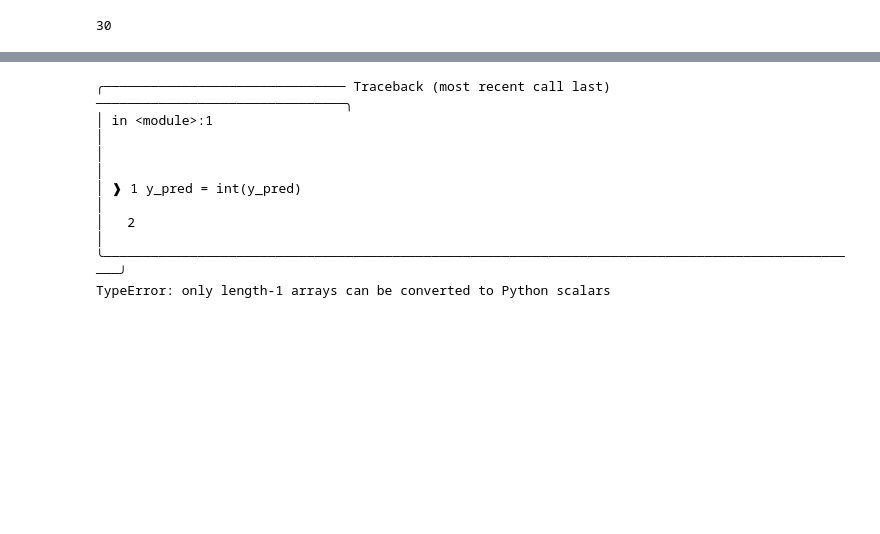
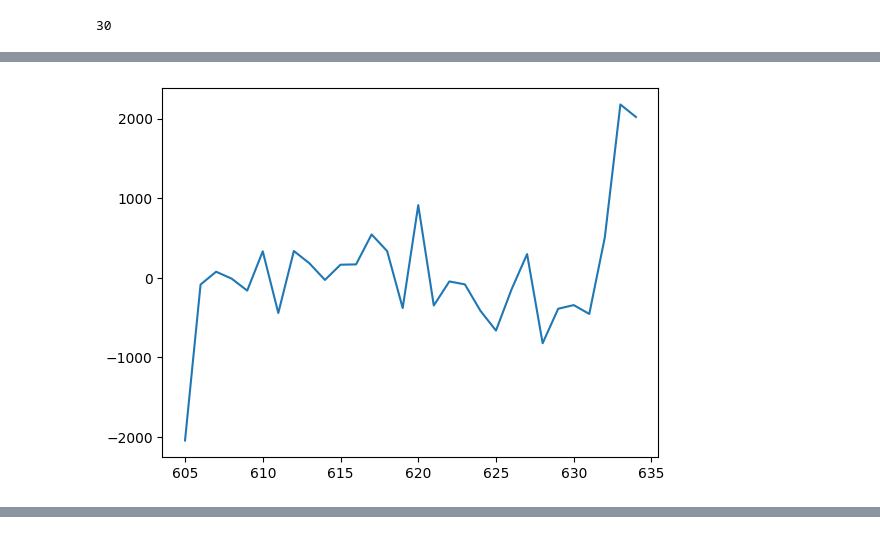
Before and after one commit to nieweglp/call-center-forecast, a Jupyter notebook: call-center/notebooks/eda.ipynb, the cells around one changed output, grey strips where cells are left out. Drawn from its saved outputs; the diff is of its cells as text; code cells hidden in the pictures; blank space fills up the shorter version.

```diff
--- a/call-center/notebooks/eda.ipynb
+++ b/call-center/notebooks/eda.ipynb
@@ -489,0 +413,3 @@ TypeError: cannot concatenate object of type '<class 'numpy.ndarray'>'; only Ser
+# %%
+plt.plot(df_predictions["Error"]);
+# %% [output]
@@ -490,3 +417,4 @@ TypeError: cannot concatenate object of type '<class 'numpy.ndarray'>'; only Ser
+[figure, added]
 # %%
 train_data[["Calls"]].tail(100)
 # %% [output]
@@ -504,16 +432,6 @@ train_data[["Calls"]].tail(100)
 | 603 | 5470.0 |
 | 604 | 4548.0 |
 100 rows × 1 columns
-# %%
-y_pred = int(y_pred)
-# %% [output]
-╭─────────────────────────────── Traceback (most recent call last) ────────────────────────────────╮
-│ in <module>:1                                                                                    │
-│                                                                                                  │
-│ ❱ 1 y_pred = int(y_pred)                                                                         │
-│   2                                                                                              │
-╰──────────────────────────────────────────────────────────────────────────────────────────────────╯
-TypeError: only length-1 arrays can be converted to Python scalars
 # %%
 y_pred
 # %% [output]
```
Also changed, not shown: parts of 17 cells of this notebook.
